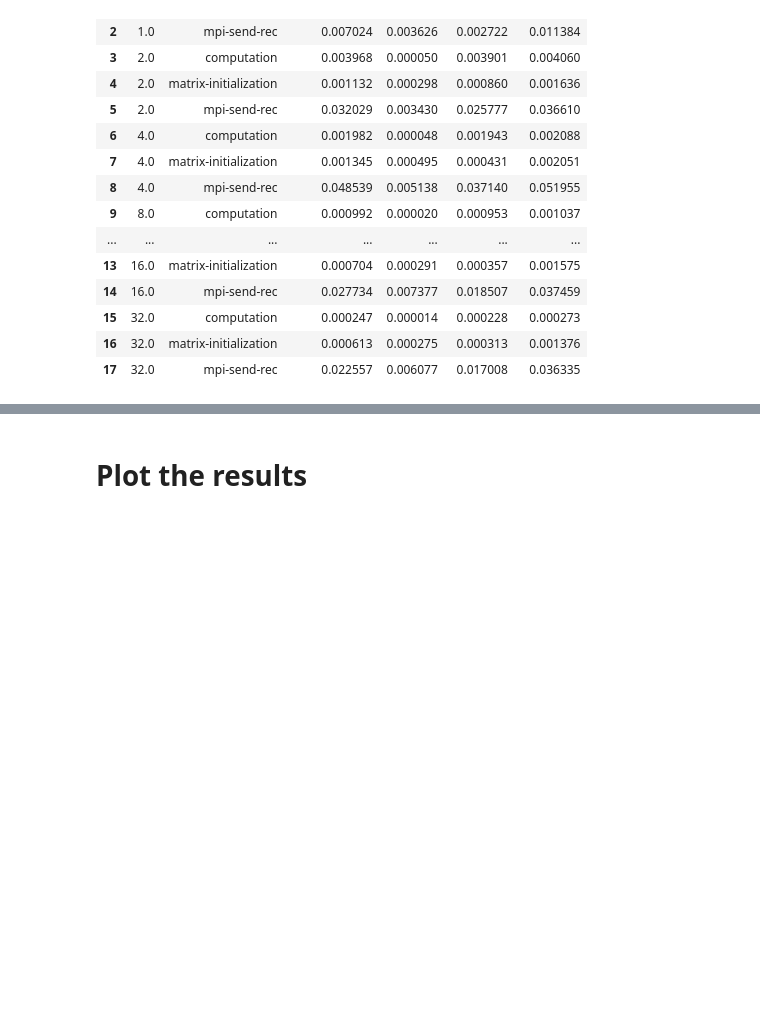
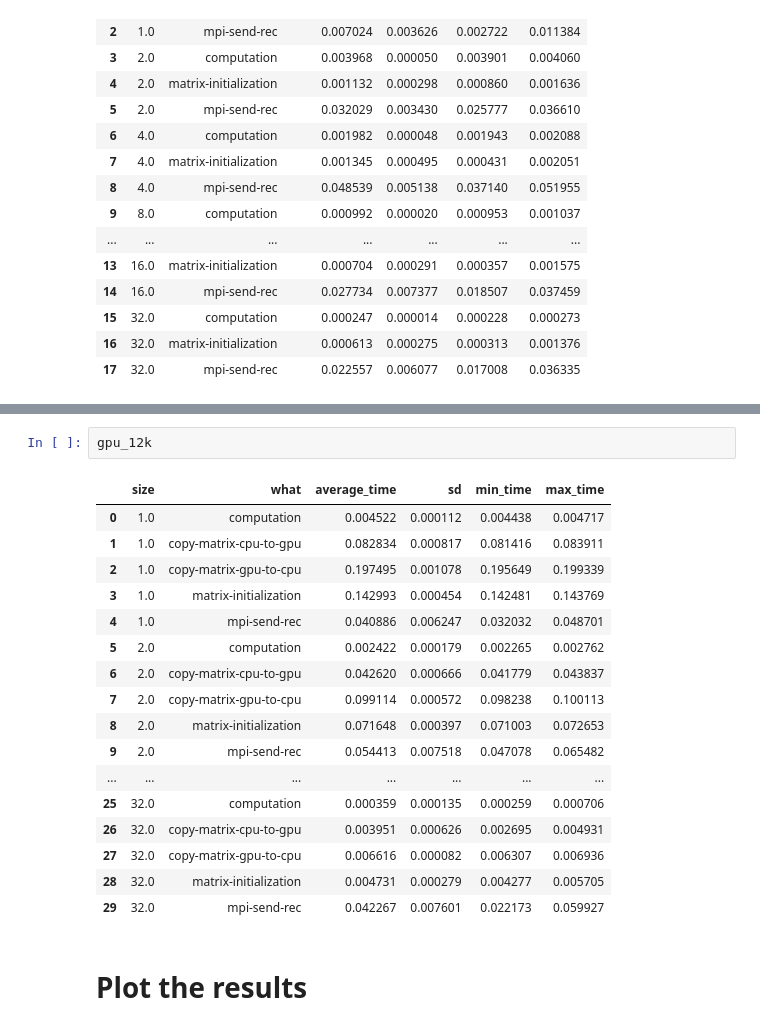
Before and after one commit to IsacPasianotto/Parallel-Programming-HPC, a Jupyter notebook: jacobi/plots/plot-maker.ipynb, the cells around one changed output, grey strips where cells are left out. Cells and saved outputs as stored; diff of their text form; blank space fills up the shorter version.

```diff
--- a/jacobi/plots/plot-maker.ipynb
+++ b/jacobi/plots/plot-maker.ipynb
@@ -52,3 +93,23 @@ gpu_1k
+# %%
+gpu_12k
+# %% [output]
+|  | size | what | average_time | sd | min_time | max_time |
+| 0 | 1.0 | computation | 0.004522 | 0.000112 | 0.004438 | 0.004717 |
+| 1 | 1.0 | copy-matrix-cpu-to-gpu | 0.082834 | 0.000817 | 0.081416 | 0.083911 |
+| 2 | 1.0 | copy-matrix-gpu-to-cpu | 0.197495 | 0.001078 | 0.195649 | 0.199339 |
+| 3 | 1.0 | matrix-initialization | 0.142993 | 0.000454 | 0.142481 | 0.143769 |
+| 4 | 1.0 | mpi-send-rec | 0.040886 | 0.006247 | 0.032032 | 0.048701 |
+| 5 | 2.0 | computation | 0.002422 | 0.000179 | 0.002265 | 0.002762 |
+| 6 | 2.0 | copy-matrix-cpu-to-gpu | 0.042620 | 0.000666 | 0.041779 | 0.043837 |
+| 7 | 2.0 | copy-matrix-gpu-to-cpu | 0.099114 | 0.000572 | 0.098238 | 0.100113 |
+| 8 | 2.0 | matrix-initialization | 0.071648 | 0.000397 | 0.071003 | 0.072653 |
+| 9 | 2.0 | mpi-send-rec | 0.054413 | 0.007518 | 0.047078 | 0.065482 |
+| ... | ... | ... | ... | ... | ... | ... |
+| 25 | 32.0 | computation | 0.000359 | 0.000135 | 0.000259 | 0.000706 |
+| 26 | 32.0 | copy-matrix-cpu-to-gpu | 0.003951 | 0.000626 | 0.002695 | 0.004931 |
+| 27 | 32.0 | copy-matrix-gpu-to-cpu | 0.006616 | 0.000082 | 0.006307 | 0.006936 |
+| 28 | 32.0 | matrix-initialization | 0.004731 | 0.000279 | 0.004277 | 0.005705 |
+| 29 | 32.0 | mpi-send-rec | 0.042267 | 0.007601 | 0.022173 | 0.059927 |
 # %% [markdown]
 # Plot the results
 # %%
```
Also changed, not shown: parts of 4 cells of this notebook, 4 other files.
